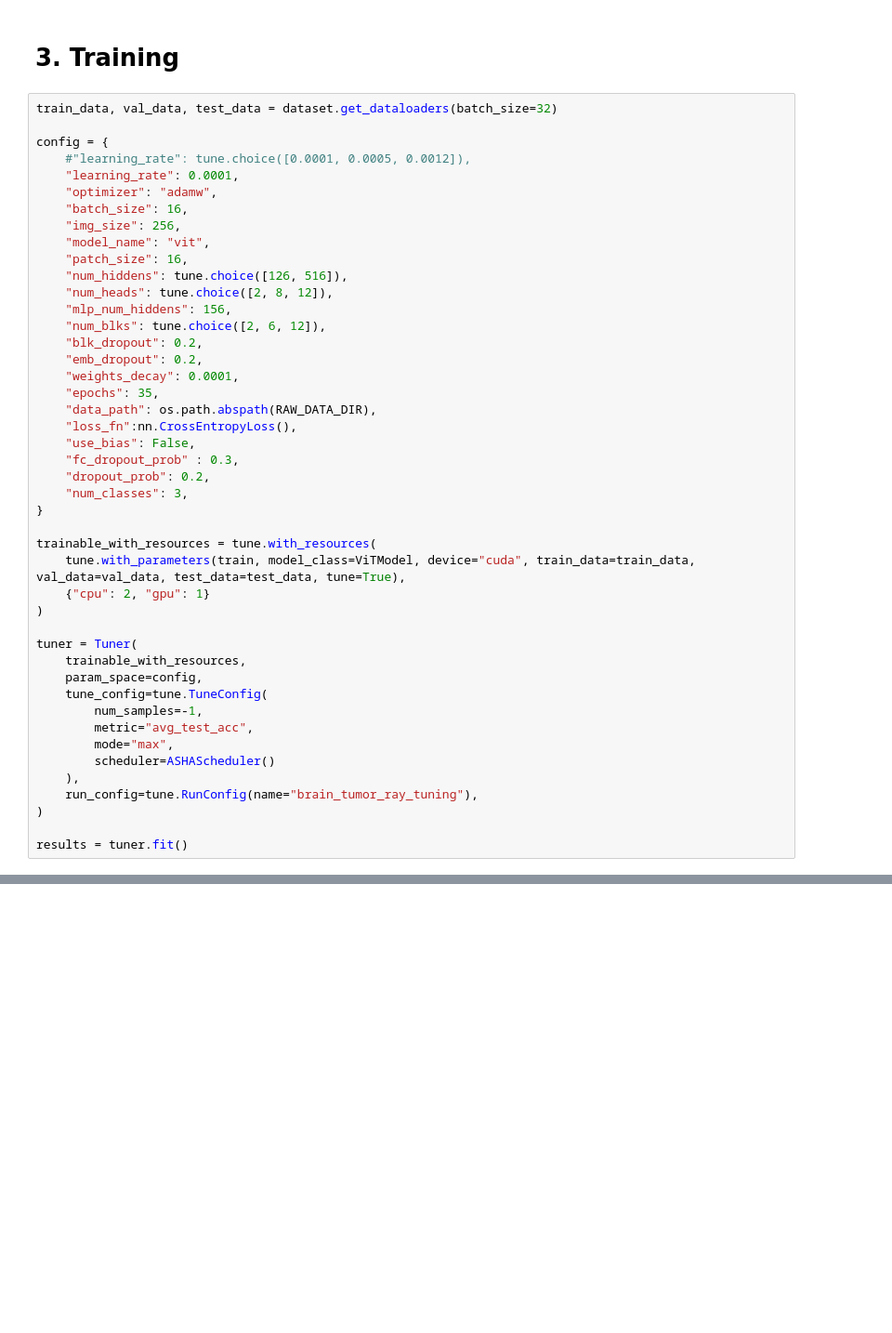
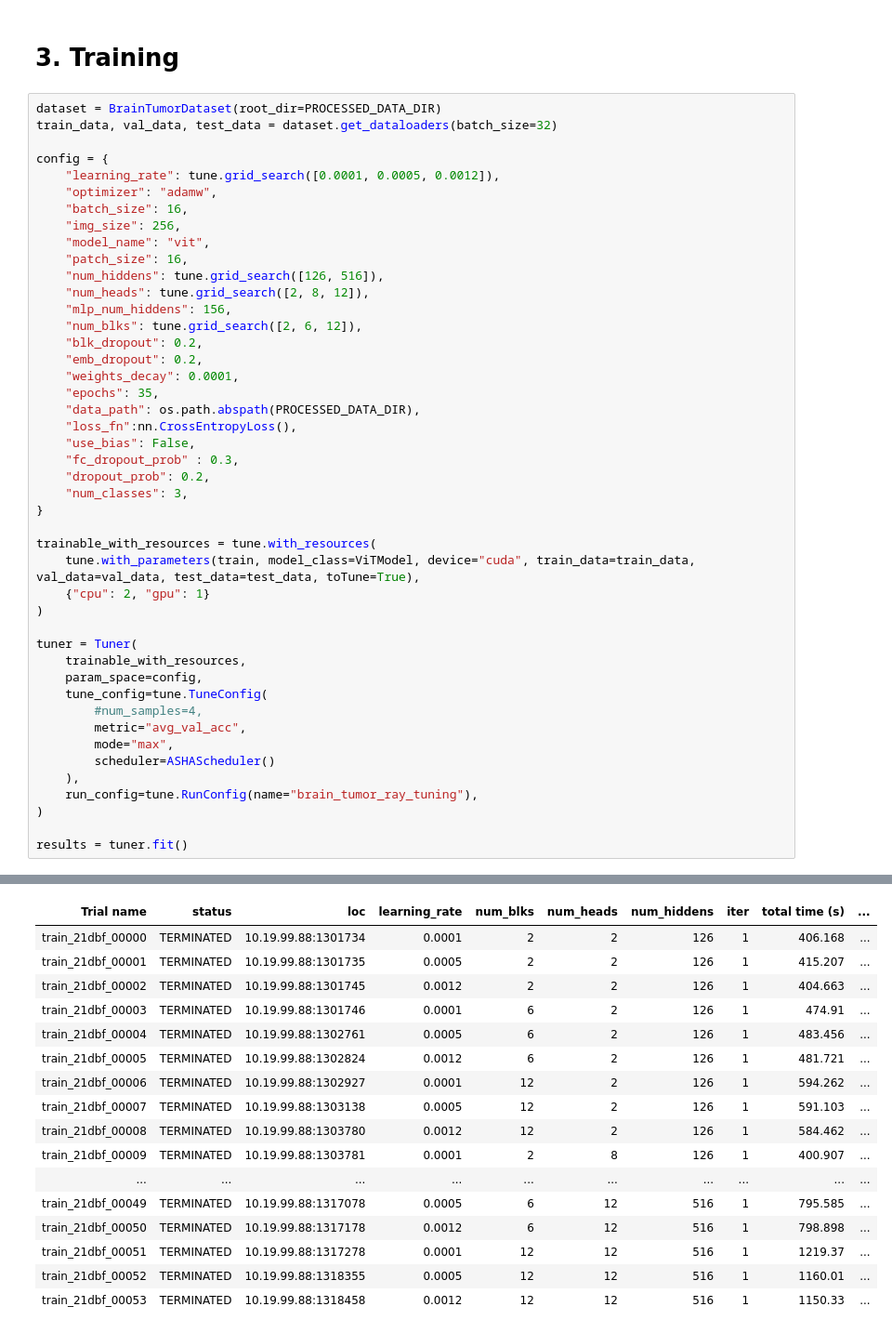
Before and after one commit to Ayoub-Vip/deep-learning-cancer-classifier, a Jupyter notebook: main.ipynb, the cells around one changed output, grey strips where cells are left out. Shown at 93% size. Cells and saved outputs as stored; diff of their text form; blank space fills up the shorter version.

Commit message:
Tuning and training done. Results in main.ipynb(don't erase please) and in .json files

```diff
--- a/main.ipynb
+++ b/main.ipynb
@@ -148,25 +154,25 @@ plt.show()
 # %% [markdown]
 # 3. Training
 # %%
+dataset = BrainTumorDataset(root_dir=PROCESSED_DATA_DIR)
 train_data, val_data, test_data = dataset.get_dataloaders(batch_size=32)
 
 config = {
-    #"learning_rate": tune.choice([0.0001, 0.0005, 0.0012]),
-    "learning_rate": 0.0001,
+    "learning_rate": tune.grid_search([0.0001, 0.0005, 0.0012]),
     "optimizer": "adamw",
     "batch_size": 16,
     "img_size": 256,
     "model_name": "vit",
     "patch_size": 16,
-    "num_hiddens": tune.choice([126, 516]),
-    "num_heads": tune.choice([2, 8, 12]),
+    "num_hiddens": tune.grid_search([126, 516]),
+    "num_heads": tune.grid_search([2, 8, 12]),
     "mlp_num_hiddens": 156,
-    "num_blks": tune.choice([2, 6, 12]),
+    "num_blks": tune.grid_search([2, 6, 12]),
     "blk_dropout": 0.2,
     "emb_dropout": 0.2,
     "weights_decay": 0.0001,
     "epochs": 35,
-    "data_path": os.path.abspath(RAW_DATA_DIR),
+    "data_path": os.path.abspath(PROCESSED_DATA_DIR),
     "loss_fn":nn.CrossEntropyLoss(),
     "use_bias": False,
     "fc_dropout_prob" : 0.3,
@@ -175,7 +181,7 @@ config = {
 }
 
 trainable_with_resources = tune.with_resources(
-    tune.with_parameters(train, model_class=ViTModel, device="cuda", train_data=train_data, val_data=val_data, test_data=test_data, tune=True),
+    tune.with_parameters(train, model_class=ViTModel, device="cuda", train_data=train_data, val_data=val_data, test_data=test_data, toTune=True),
     {"cpu": 2, "gpu": 1}
 )
 
@@ -183,8 +189,8 @@ tuner = Tuner(
     trainable_with_resources,
     param_space=config,
     tune_config=tune.TuneConfig(
-        num_samples=-1,
-        metric="avg_test_acc",
+        #num_samples=4,
+        metric="avg_val_acc",
         mode="max",
         scheduler=ASHAScheduler()
     ),
@@ -192,3 +198,4 @@ tuner = Tuner(
 )
 
 results = tuner.fit()
+# %% [output]
@@ -194,0 +211,17 @@ results = tuner.fit()
+| Trial name | status | loc | learning_rate | num_blks | num_heads | num_hiddens | iter | total time (s) | ... |
+| train_21dbf_00000 | TERMINATED | 10.19.99.88:1301734 | 0.0001 | 2 | 2 | 126 | 1 | 406.168 | ... |
+| train_21dbf_00001 | TERMINATED | 10.19.99.88:1301735 | 0.0005 | 2 | 2 | 126 | 1 | 415.207 | ... |
+| train_21dbf_00002 | TERMINATED | 10.19.99.88:1301745 | 0.0012 | 2 | 2 | 126 | 1 | 404.663 | ... |
+| train_21dbf_00003 | TERMINATED | 10.19.99.88:1301746 | 0.0001 | 6 | 2 | 126 | 1 | 474.91 | ... |
+| train_21dbf_00004 | TERMINATED | 10.19.99.88:1302761 | 0.0005 | 6 | 2 | 126 | 1 | 483.456 | ... |
+| train_21dbf_00005 | TERMINATED | 10.19.99.88:1302824 | 0.0012 | 6 | 2 | 126 | 1 | 481.721 | ... |
+| train_21dbf_00006 | TERMINATED | 10.19.99.88:1302927 | 0.0001 | 12 | 2 | 126 | 1 | 594.262 | ... |
+| train_21dbf_00007 | TERMINATED | 10.19.99.88:1303138 | 0.0005 | 12 | 2 | 126 | 1 | 591.103 | ... |
+| train_21dbf_00008 | TERMINATED | 10.19.99.88:1303780 | 0.0012 | 12 | 2 | 126 | 1 | 584.462 | ... |
+| train_21dbf_00009 | TERMINATED | 10.19.99.88:1303781 | 0.0001 | 2 | 8 | 126 | 1 | 400.907 | ... |
+| ... | ... | ... | ... | ... | ... | ... | ... | ... | ... |
+| train_21dbf_00049 | TERMINATED | 10.19.99.88:1317078 | 0.0005 | 6 | 12 | 516 | 1 | 795.585 | ... |
+| train_21dbf_00050 | TERMINATED | 10.19.99.88:1317178 | 0.0012 | 6 | 12 | 516 | 1 | 798.898 | ... |
+| train_21dbf_00051 | TERMINATED | 10.19.99.88:1317278 | 0.0001 | 12 | 12 | 516 | 1 | 1219.37 | ... |
+| train_21dbf_00052 | TERMINATED | 10.19.99.88:1318355 | 0.0005 | 12 | 12 | 516 | 1 | 1160.01 | ... |
+| train_21dbf_00053 | TERMINATED | 10.19.99.88:1318458 | 0.0012 | 12 | 12 | 516 | 1 | 1150.33 | ... |
```
Also changed, not shown: parts of 7 cells of this notebook, 7 other files.
